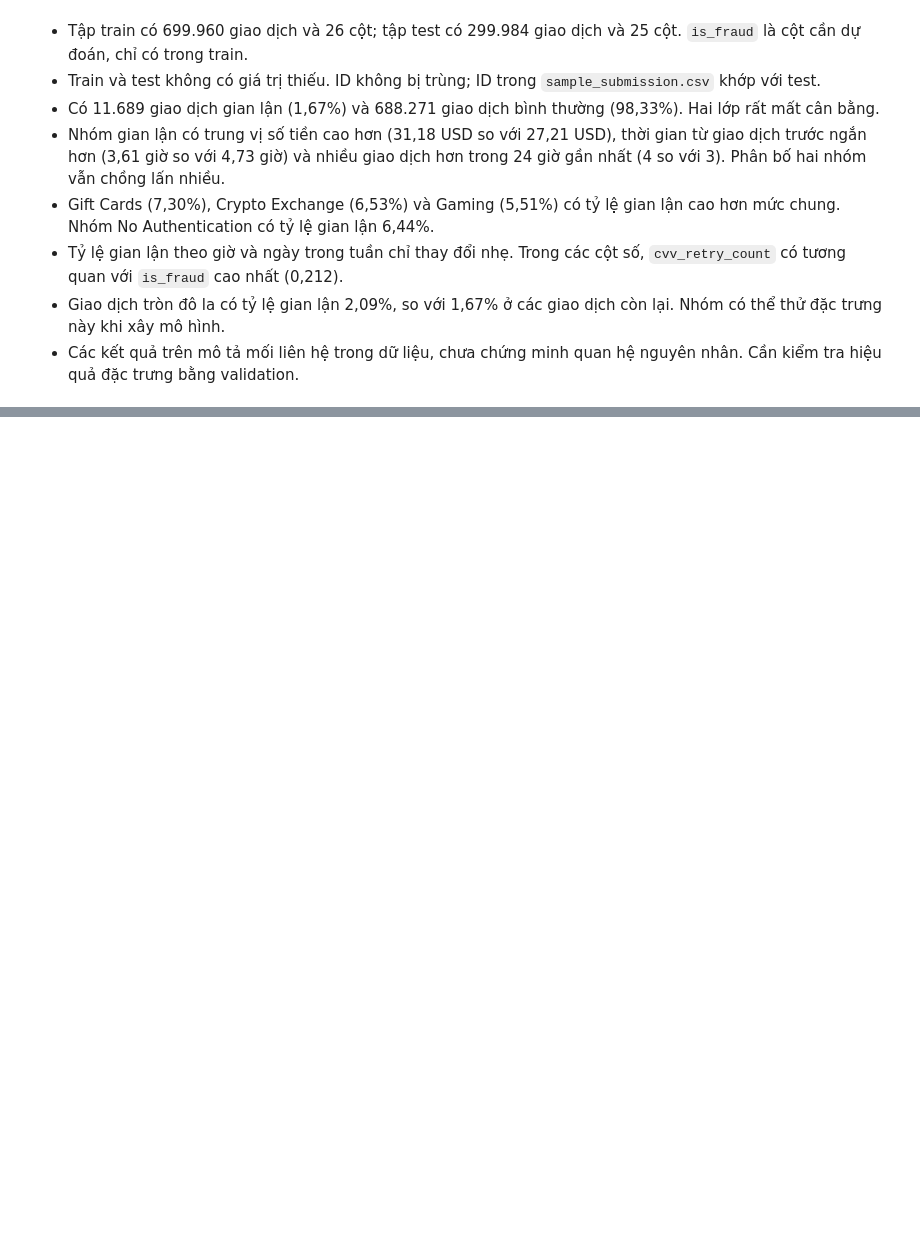
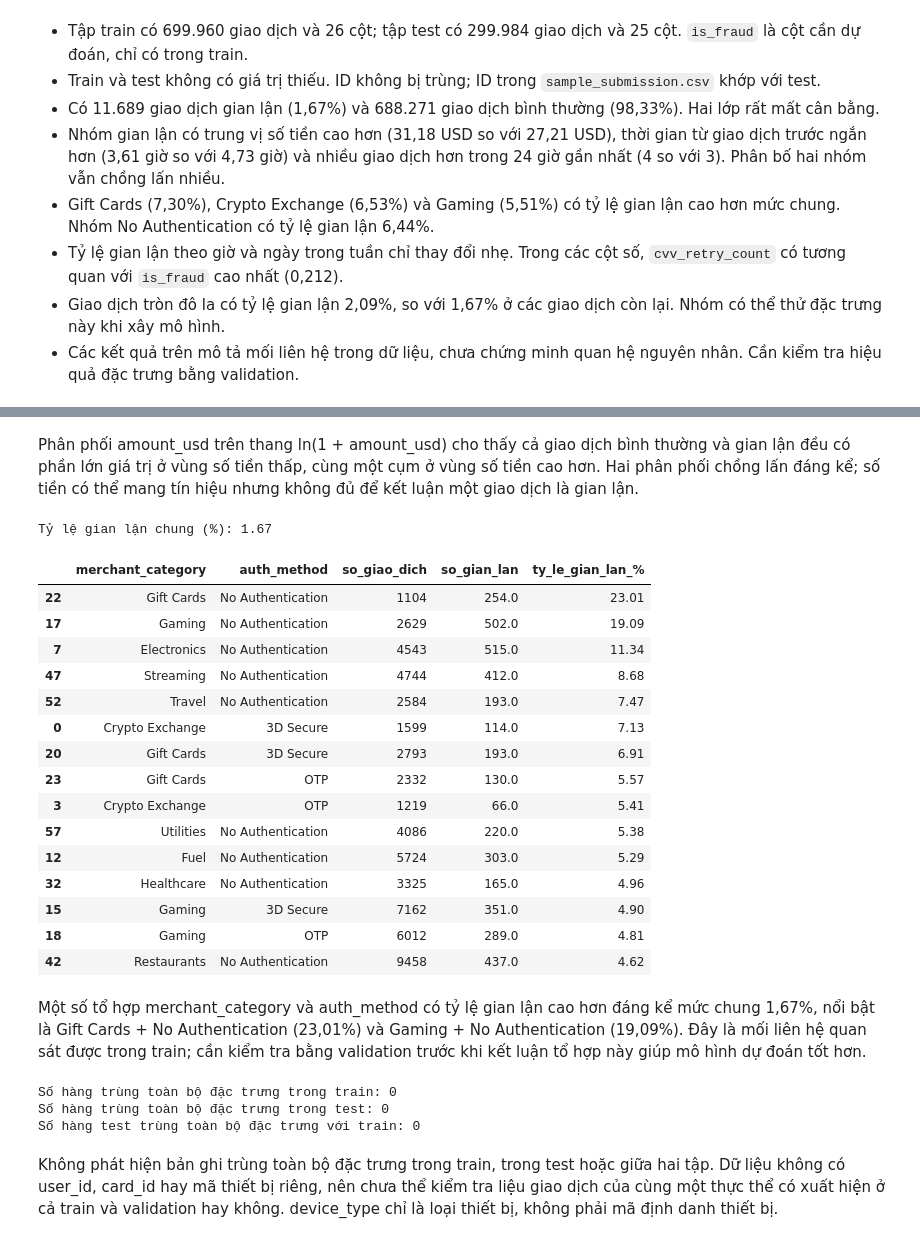
Before and after one commit to nghthanhlong/FraudDetection, a Jupyter notebook: notebooks/01_eda.ipynb, the cells around one changed output, grey strips where cells are left out. Saved outputs shown, nothing was run; the diff lists cells and outputs as text; code cells hidden in the pictures; blank space fills up the shorter version.

```diff
--- a/notebooks/01_eda.ipynb
+++ b/notebooks/01_eda.ipynb
@@ -180,0 +564,61 @@ display(bang_so_tien_tron)
+# %% [markdown]
+Phân phối amount_usd trên thang ln(1 + amount_usd) cho thấy cả giao dịch bình thường và gian lận đều có phần lớn giá trị ở vùng số tiền thấp, cùng một cụm ở vùng số tiền cao hơn. Hai phân phối chồng lấn đáng kể; số tiền có thể mang tín hiệu nhưng không đủ để kết luận một giao dịch là gian lận.
+# %%
+bang_ket_hop = (
+    train.groupby(["merchant_category", "auth_method"])["is_fraud"]
+    .agg(so_giao_dich="size", so_gian_lan="sum", ty_le_gian_lan="mean")
+    .reset_index()
+)
+
+bang_ket_hop["ty_le_gian_lan_%"] = (
+    bang_ket_hop["ty_le_gian_lan"] * 100
+).round(2)
+
+print("Tỷ lệ gian lận chung (%):", round(train["is_fraud"].mean() * 100, 2))
+
+display(
+    bang_ket_hop.loc[bang_ket_hop["so_giao_dich"] >= 1000]
+    .sort_values("ty_le_gian_lan_%", ascending=False)
+    .head(15)[
+        ["merchant_category", "auth_method",
+         "so_giao_dich", "so_gian_lan", "ty_le_gian_lan_%"]
+    ]
+)
+# %% [output]
+Tỷ lệ gian lận chung (%): 1.67
+|  | merchant_category | auth_method | so_giao_dich | so_gian_lan | ty_le_gian_lan_% |
+| 22 | Gift Cards | No Authentication | 1104 | 254.0 | 23.01 |
+| 17 | Gaming | No Authentication | 2629 | 502.0 | 19.09 |
+| 7 | Electronics | No Authentication | 4543 | 515.0 | 11.34 |
+| 47 | Streaming | No Authentication | 4744 | 412.0 | 8.68 |
+| 52 | Travel | No Authentication | 2584 | 193.0 | 7.47 |
+| 0 | Crypto Exchange | 3D Secure | 1599 | 114.0 | 7.13 |
+| 20 | Gift Cards | 3D Secure | 2793 | 193.0 | 6.91 |
+| 23 | Gift Cards | OTP | 2332 | 130.0 | 5.57 |
+| 3 | Crypto Exchange | OTP | 1219 | 66.0 | 5.41 |
+| 57 | Utilities | No Authentication | 4086 | 220.0 | 5.38 |
+| 12 | Fuel | No Authentication | 5724 | 303.0 | 5.29 |
+| 32 | Healthcare | No Authentication | 3325 | 165.0 | 4.96 |
+| 15 | Gaming | 3D Secure | 7162 | 351.0 | 4.90 |
+| 18 | Gaming | OTP | 6012 | 289.0 | 4.81 |
+| 42 | Restaurants | No Authentication | 9458 | 437.0 | 4.62 |
+# %% [markdown]
+Một số tổ hợp merchant_category và auth_method có tỷ lệ gian lận cao hơn đáng kể mức chung 1,67%, nổi bật là Gift Cards + No Authentication (23,01%) và Gaming + No Authentication (19,09%). Đây là mối liên hệ quan sát được trong train; cần kiểm tra bằng validation trước khi kết luận tổ hợp này giúp mô hình dự đoán tốt hơn.
+# %%
+cot_dac_trung = [c for c in test.columns if c != "id"]
+
+ma_train = pd.util.hash_pandas_object(train[cot_dac_trung], index=False)
+ma_test = pd.util.hash_pandas_object(test[cot_dac_trung], index=False)
+
+print("Số hàng trùng toàn bộ đặc trưng trong train:",
+      ma_train.duplicated().sum())
+print("Số hàng trùng toàn bộ đặc trưng trong test:",
+      ma_test.duplicated().sum())
+print("Số hàng test trùng toàn bộ đặc trưng với train:",
+      ma_test.isin(set(ma_train)).sum())
+# %% [output]
+Số hàng trùng toàn bộ đặc trưng trong train: 0
+Số hàng trùng toàn bộ đặc trưng trong test: 0
+Số hàng test trùng toàn bộ đặc trưng với train: 0
+# %% [markdown]
+Không phát hiện bản ghi trùng toàn bộ đặc trưng trong train, trong test hoặc giữa hai tập. Dữ liệu không có user_id, card_id hay mã thiết bị riêng, nên chưa thể kiểm tra liệu giao dịch của cùng một thực thể có xuất hiện ở cả train và validation hay không. device_type chỉ là loại thiết bị, không phải mã định danh thiết bị.
```
Also changed, not shown: parts of 14 cells of this notebook.
